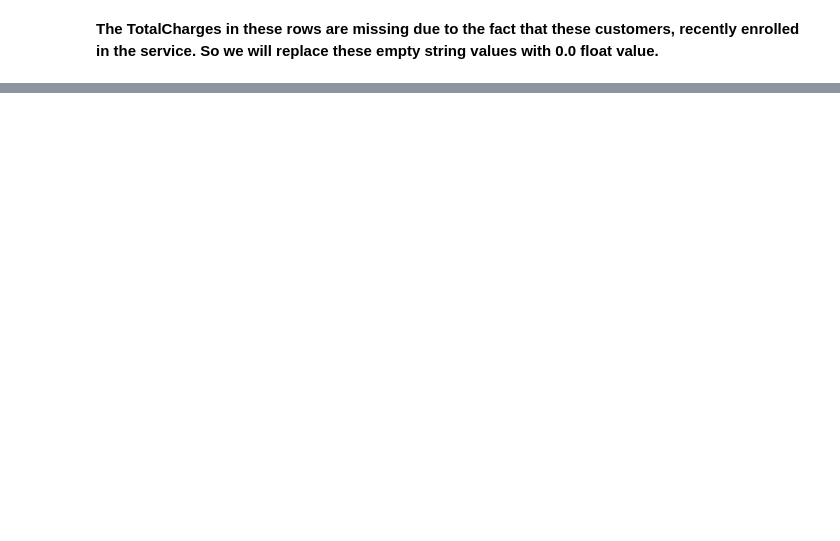
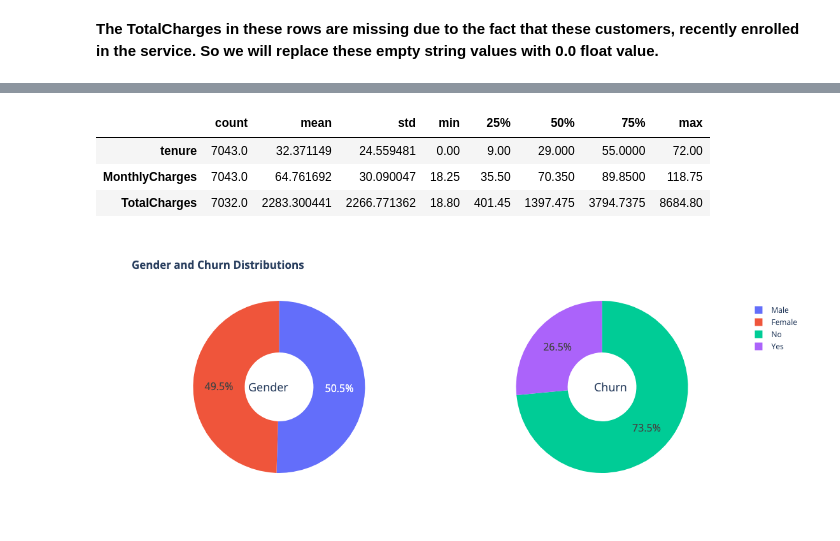
Before and after one commit to BenGJ10/Telco-Customer-Churn-Prediction, a Jupyter notebook: Customer Churn Prediction.ipynb, the cells around one changed output, grey strips where cells are left out. Cells and saved outputs as stored; diff of their text form; code cells hidden in the pictures; blank space fills up the shorter version.

```diff
--- a/Customer Churn Prediction.ipynb
+++ b/Customer Churn Prediction.ipynb
@@ -161,0 +214,26 @@ memory usage: 55.2 KB
+# %%
+df.describe().T
+# %% [output]
+|  | count | mean | std | min | 25% | 50% | 75% | max |
+| tenure | 7043.0 | 32.371149 | 24.559481 | 0.00 | 9.00 | 29.000 | 55.0000 | 72.00 |
+| MonthlyCharges | 7043.0 | 64.761692 | 30.090047 | 18.25 | 35.50 | 70.350 | 89.8500 | 118.75 |
+| TotalCharges | 7032.0 | 2283.300441 | 2266.771362 | 18.80 | 401.45 | 1397.475 | 3794.7375 | 8684.80 |
+# %%
+# Gender and Churn Distributions Donut Chart
+g_labels = ['Male', 'Female']
+c_labels = ['No', 'Yes']
+
+fig = make_subplots(rows = 1, cols = 2, specs = [[{"type": "domain"}, {"type": "domain"}]])
+fig.add_trace(go.Pie(labels = g_labels, values = df["gender"].value_counts(), name = "Gender"), 1, 1)
+fig.add_trace(go.Pie(labels = c_labels, values = df["Churn"].value_counts(), name = "Churn"), 1, 2)
+
+# Using hole to create a donut-like pie chart
+fig.update_traces(hole = .4, hoverinfo = "label+percent", textfont_size = 16)
+
+fig.update_layout(width = 800, height = 450,
+    title_text = "<b>Gender and Churn Distributions<b>",
+    annotations=[dict(text = 'Gender', x = 0.17, y = 0.5, font_size = 18, showarrow = False),
+                 dict(text = 'Churn', x = 0.82, y = 0.5, font_size = 18, showarrow = False)])
+fig.show()
+# %% [output]
+[figure, added]
```
Also changed, not shown: parts of 39 cells of this notebook.
